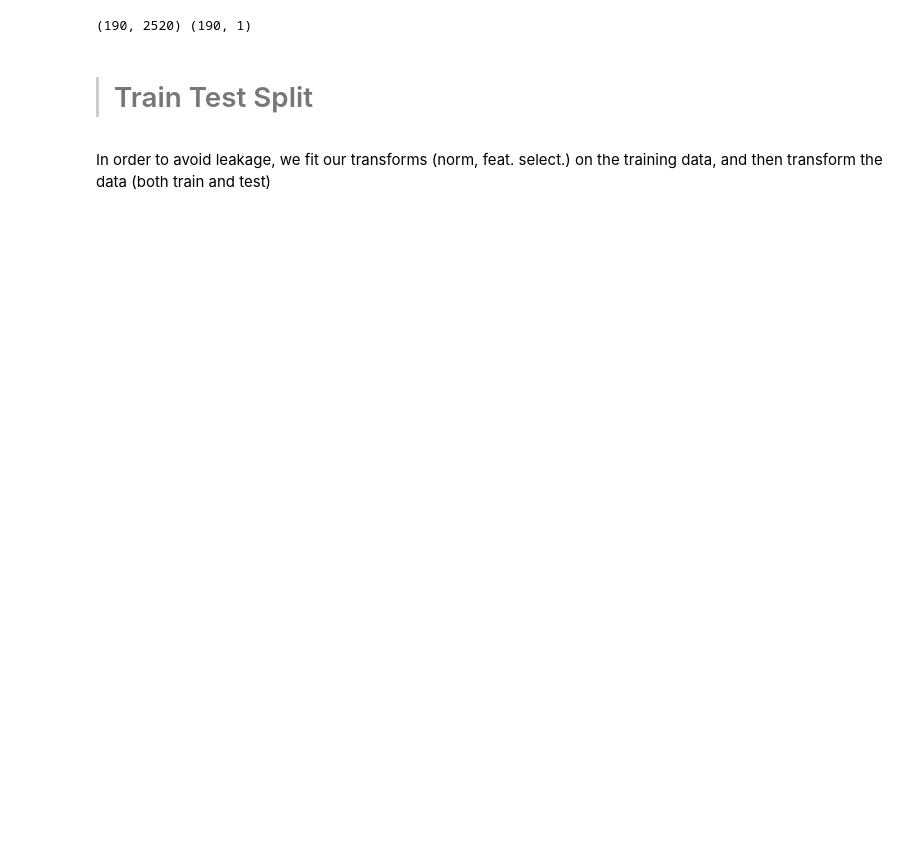
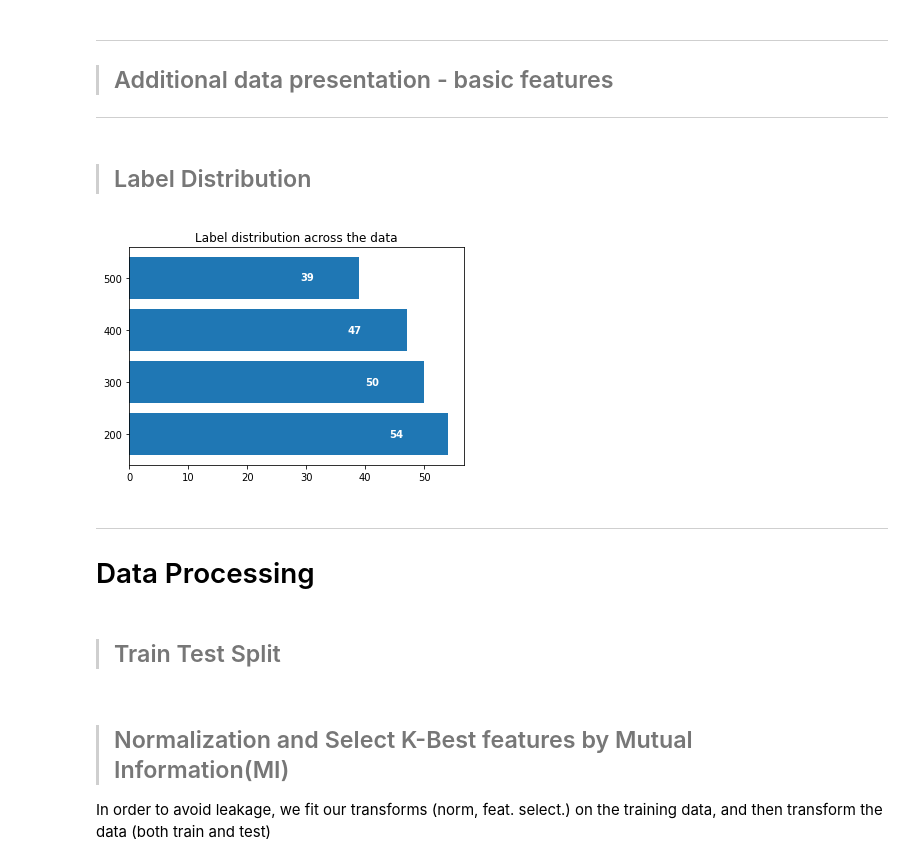
Before and after one commit to idan424/Comp.Learning_Neuro, a Jupyter notebook: Project.ipynb, the cells around one changed output. Saved outputs shown, nothing was run; the diff lists cells and outputs as text; code cells hidden in the pictures; blank space fills up the shorter version.

```diff
--- a/Project.ipynb
+++ b/Project.ipynb
@@ -88,15 +113,37 @@ Xy = list(zip(*Xy))  # this flip the tuple axis order
 X, y = pd.concat(Xy[0]), pd.concat(Xy[1])
 X.reset_index(drop=True, inplace=True)
 y.reset_index(drop=True, inplace=True)
-# %%
-print(X.shape,y.shape)
-# %% [output]
-(190, 2520) (190, 1)
+# %% [markdown]
+---
+
+>## Additional data presentation - basic features
+
+---
+# %% [markdown]
+>## Label Distribution
+# %%
+#@title
+fig, ax = plt.subplots()
+
+_ = ax.barh(range(4), y.value_counts().ravel(),
+            tick_label=[200,300,400,500])
+_ = ax.set_title(f"Label distribution across the data")
+
+for i, v in enumerate(y.value_counts().ravel()):
+    ax.text(v-10, i-0.05, f'{v}', color='white', fontweight='bold')
+# %% [output]
+[figure, added]
+# %% [markdown]
+---
+
+# Data Processing
 # %% [markdown]
-> # Train Test Split
+>## Train Test Split
 # %%
 X_train, X_test, y_train, y_test = train_test_split(X,y,test_size = 0.2)
 # %% [markdown]
+>## Normalization and Select K-Best features by Mutual Information(MI)
+
 In order to avoid leakage, we fit our transforms (norm, feat. select.) on the training data, and then transform the data (both train and test)
 # %%
 from sklearn.feature_selection import mutual_info_classif as MI
```
Also changed, not shown: parts of 51 cells of this notebook.
